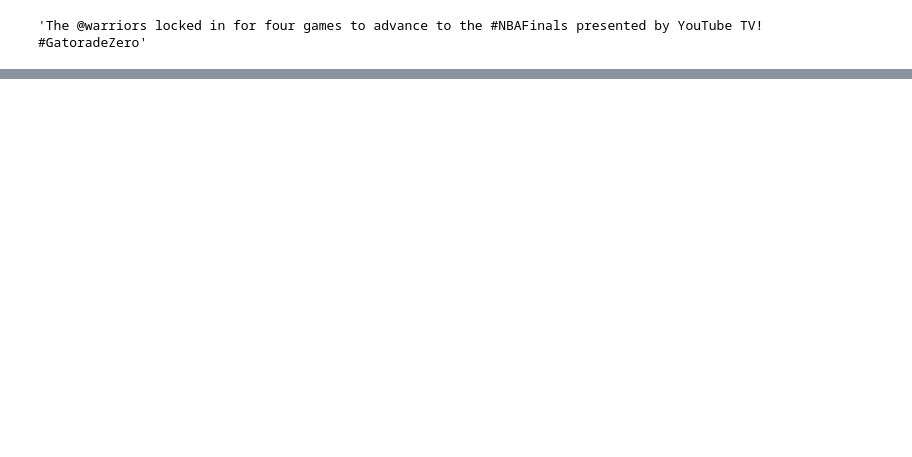
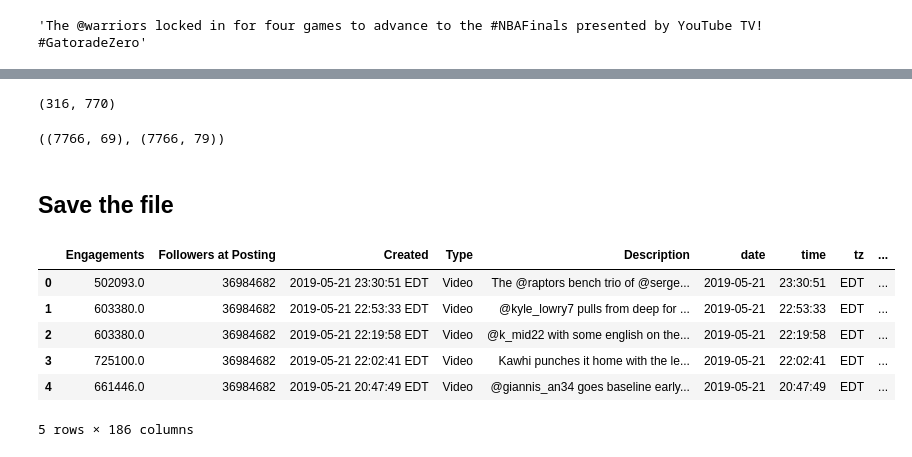
Before and after one commit to wjensheng/nba, a Jupyter notebook: nba_preprocess.ipynb, the cells around one changed output, grey strips where cells are left out. Drawn from its saved outputs; the diff is of its cells as text; code cells hidden in the pictures; blank space fills up the shorter version.

```diff
--- a/nba_preprocess.ipynb
+++ b/nba_preprocess.ipynb
@@ -264,0 +371,37 @@ For all the `hashes` and `at_signs`, remove those that appear 3 times or fewer f
+# %%
+hashes_remove = [c for c in hashes_mat.columns if c not in hashes_keep]
+at_signs_remove = [c for c in at_signs_mat.columns if c not in at_signs_keep]
+
+len(hashes_remove), len(at_signs_remove)
+# %% [output]
+(316, 770)
+# %%
+# sum across all the rare words
+# for hashes and at signs
+hashes_rare = hashes_mat[hashes_remove].sum(axis=1).values
+at_signs_rare = at_signs_mat[at_signs_remove].sum(axis=1).values
+# %%
+hashes = hashes_mat[hashes_keep]
+hashes['hashes_rare'] = hashes_rare
+
+at_signs = at_signs_mat[at_signs_keep]
+at_signs['at_signs_rare'] = at_signs_rare
+# %%
+hashes.shape, at_signs.shape
+# %% [output]
+((7766, 69), (7766, 79))
+# %%
+df = pd.concat([train, hashes, at_signs],
+                axis=1)
+# %% [markdown]
+## Save the file
+# %%
+df.head()
+# %% [output]
+|  | Engagements | Followers at Posting | Created | Type | Description | date | time | tz | ... |
+| 0 | 502093.0 | 36984682 | 2019-05-21 23:30:51 EDT | Video | The @raptors bench trio of @serge... | 2019-05-21 | 23:30:51 | EDT | ... |
+| 1 | 603380.0 | 36984682 | 2019-05-21 22:53:33 EDT | Video | @kyle_lowry7 pulls from deep for ... | 2019-05-21 | 22:53:33 | EDT | ... |
+| 2 | 603380.0 | 36984682 | 2019-05-21 22:19:58 EDT | Video | @k_mid22 with some english on the... | 2019-05-21 | 22:19:58 | EDT | ... |
+| 3 | 725100.0 | 36984682 | 2019-05-21 22:02:41 EDT | Video | Kawhi punches it home with the le... | 2019-05-21 | 22:02:41 | EDT | ... |
+| 4 | 661446.0 | 36984682 | 2019-05-21 20:47:49 EDT | Video | @giannis_an34 goes baseline early... | 2019-05-21 | 20:47:49 | EDT | ... |
+5 rows × 186 columns
```
Also changed, not shown: parts of 49 cells of this notebook, 1 other file.
